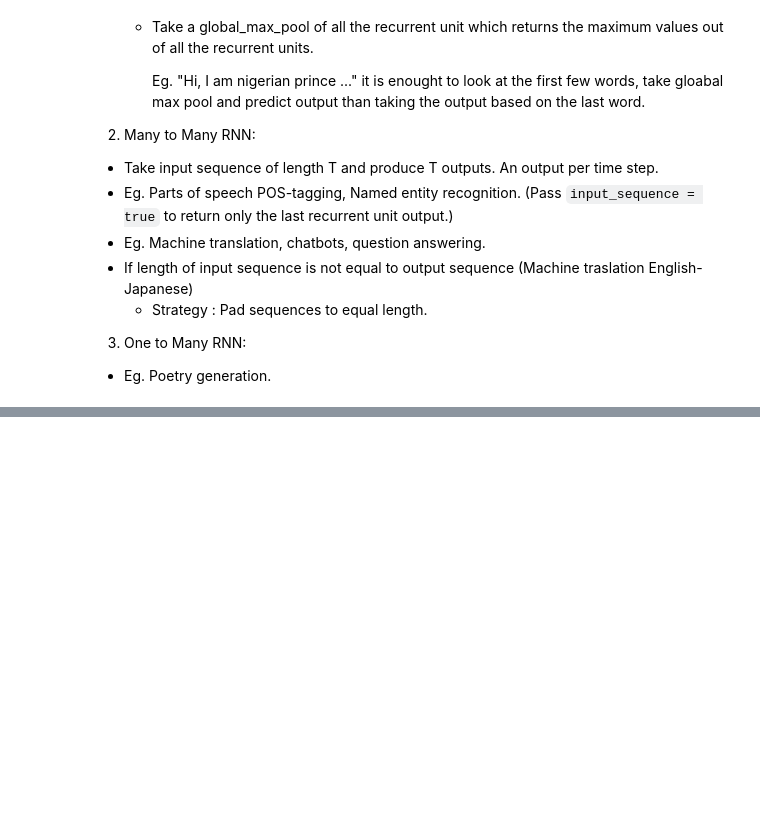
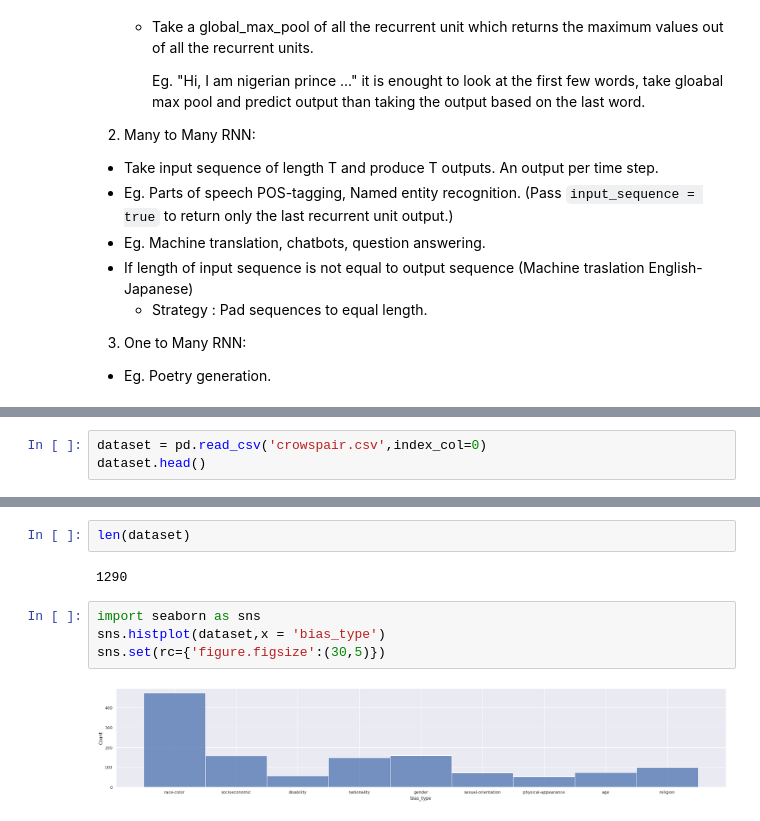
Before and after one commit to mvdheram/DeepNLP, a Jupyter notebook: DeepNLP_2.ipynb, the cells around one changed output, grey strips where cells are left out. Cells and saved outputs as stored; diff of their text form; blank space fills up the shorter version.

```diff
--- a/DeepNLP_2.ipynb
+++ b/DeepNLP_2.ipynb
@@ -354,0 +371,3 @@ Types:
+# %%
+dataset = pd.read_csv('crowspair.csv',index_col=0)
+dataset.head()
@@ -354,0 +394,10 @@ Types:
+# %%
+len(dataset)
+# %% [output]
+1290
+# %%
+import seaborn as sns
+sns.histplot(dataset,x = 'bias_type')
+sns.set(rc={'figure.figsize':(30,5)})
+# %% [output]
+[figure, added]
```
Also changed, not shown: parts of 20 cells of this notebook.
